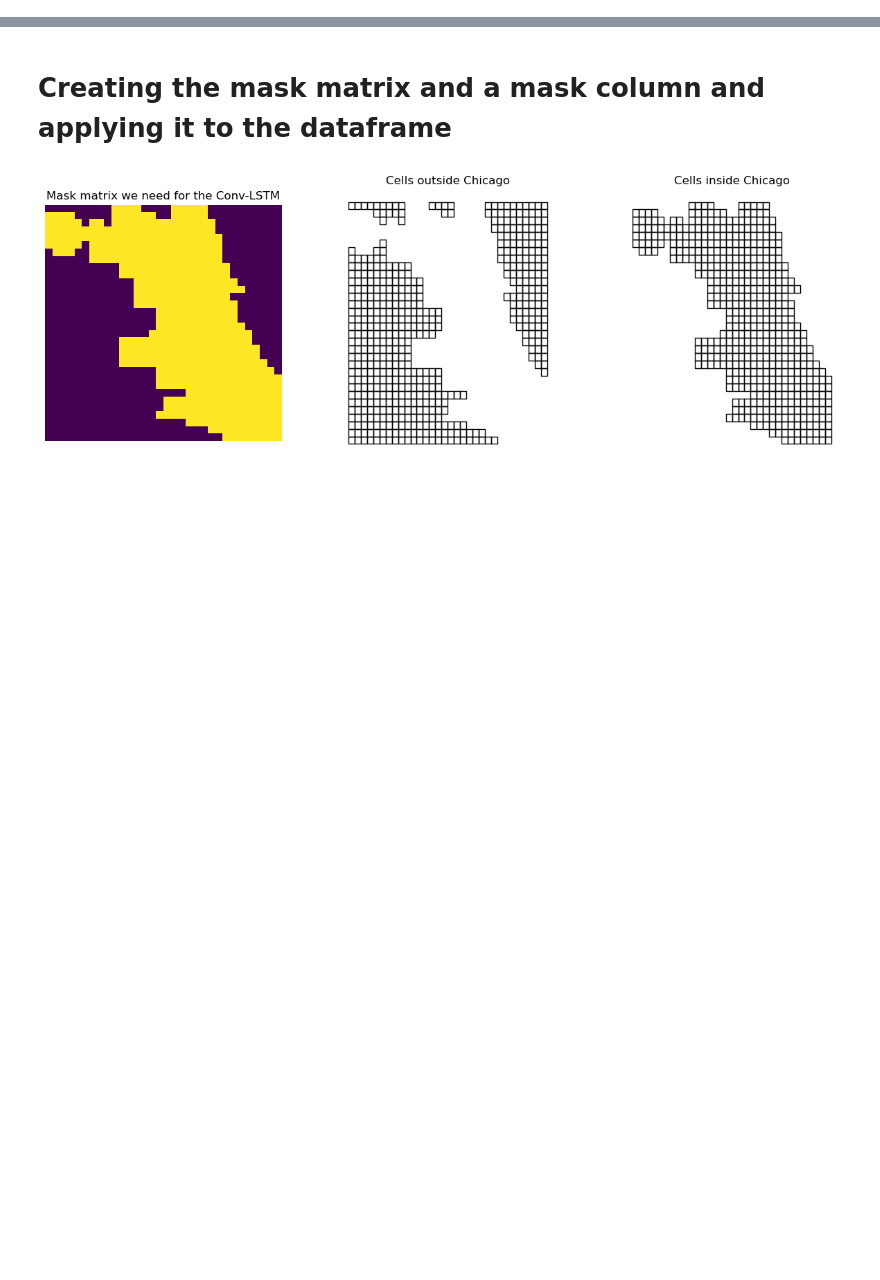
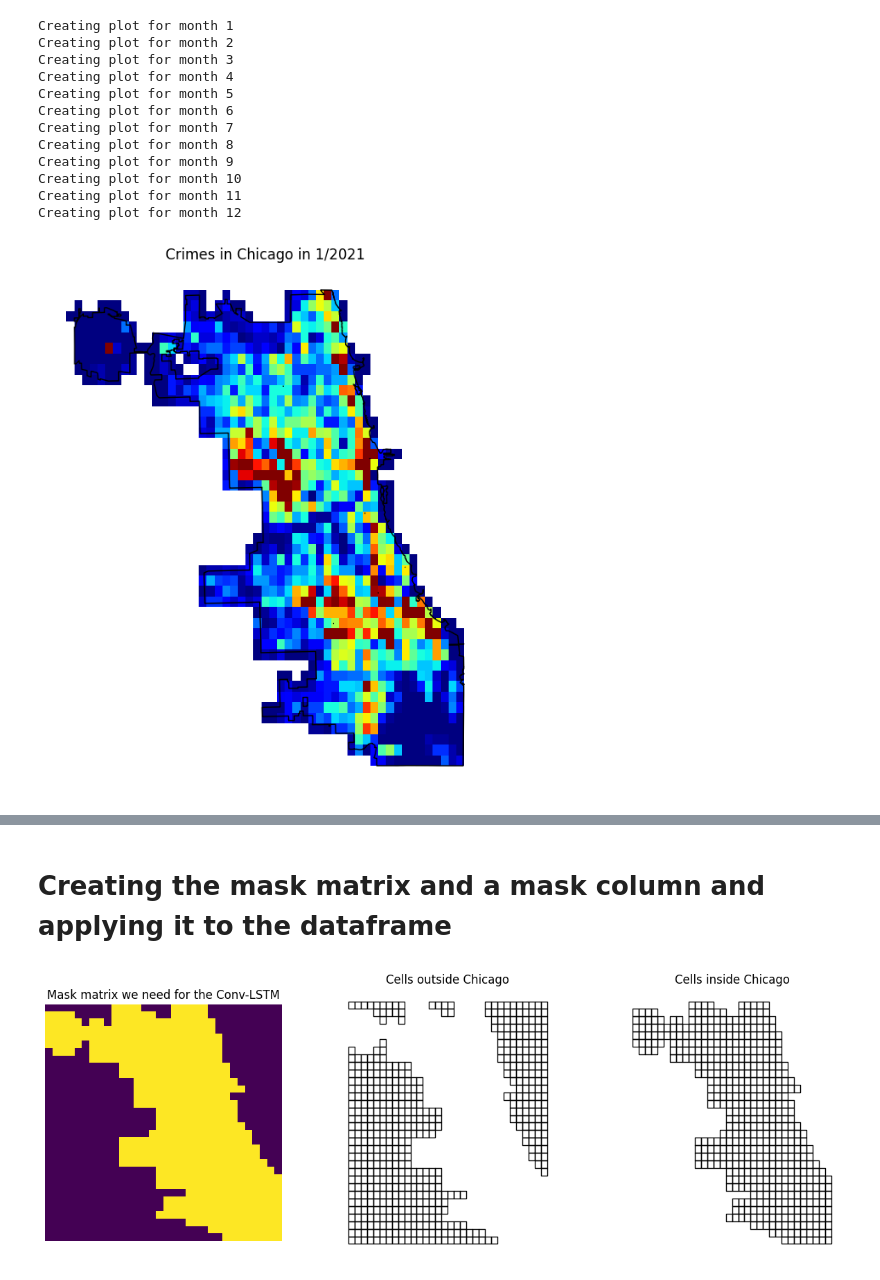
Before and after one commit to boomerr1/CrimeChicagoUC, a Jupyter notebook: Data_visualisation.ipynb, the cells around one changed output, grey strips where cells are left out. Drawn from its saved outputs; the diff is of its cells as text; code cells hidden in the pictures; blank space fills up the shorter version.

```diff
--- a/Data_visualisation.ipynb
+++ b/Data_visualisation.ipynb
@@ -20,9 +20,8 @@ crime_df.dropna(inplace=True)
 
 # Extract last month of data
 print('Converting to datetime column')
-month_crime_df = crime_df.loc[crime_df['Year'] == 2021]
-month_crime_df['Date'] = pd.to_datetime(month_crime_df['Date'])
-month_crime_df = month_crime_df.loc[crime_df['Date'] > '11/31/2021']
+year_crime_df = crime_df.loc[crime_df['Year'] == 2021]
+year_crime_df['Date'] = pd.to_datetime(year_crime_df['Date'])
 print('Done.')
 # %% [output]
 Loading data...
@@ -74,0 +75,18 @@ plt.show()
+# %%
+for month in range(1,13):
+    month_crime_df = year_crime_df.loc[(crime_df['Date'] >= f'{month:02d}/01/2021') & (crime_df['Date'] <= f'{month:02d}/31/2021')]
+    plot_crime_data(month_crime_df, month)
+# %% [output]
+Creating plot for month 1
+Creating plot for month 2
+Creating plot for month 3
+Creating plot for month 4
+Creating plot for month 5
+Creating plot for month 6
+Creating plot for month 7
+Creating plot for month 8
+Creating plot for month 9
+Creating plot for month 10
+Creating plot for month 11
+Creating plot for month 12
+[figure, added]
```
Also changed, not shown: parts of 6 cells of this notebook, 1 other file.
